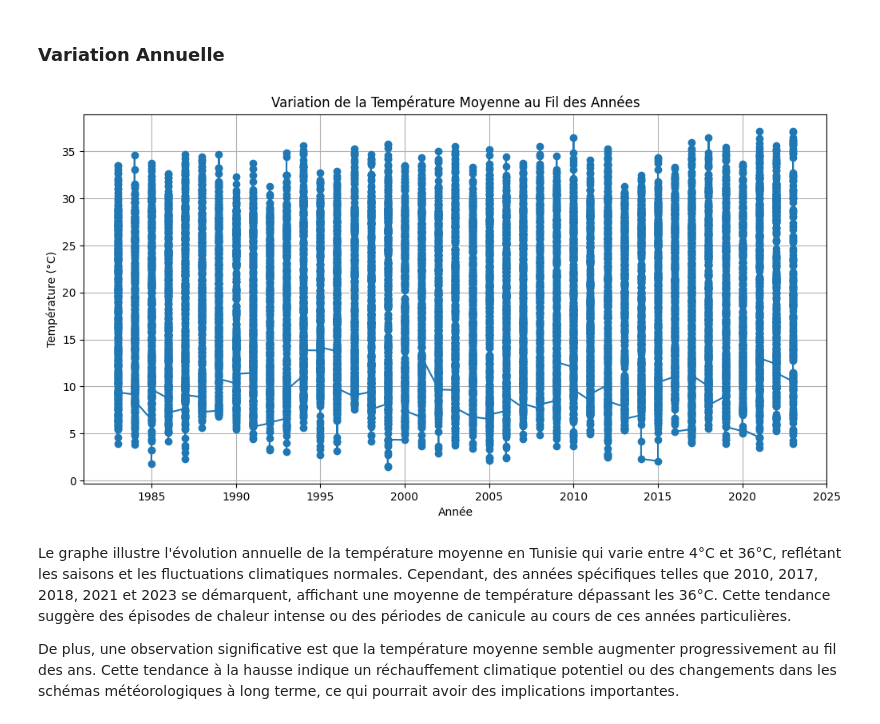
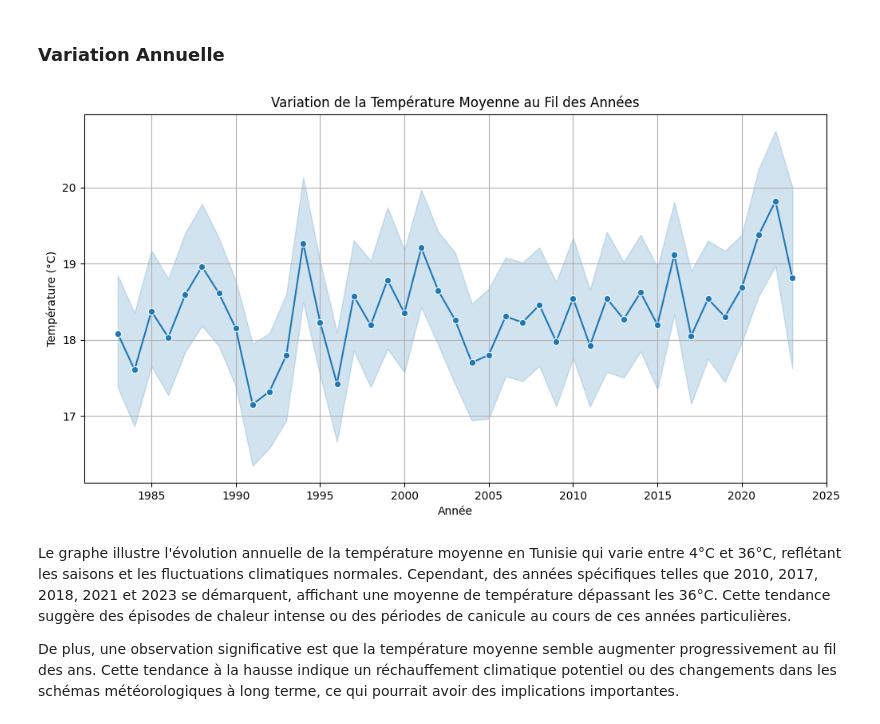
Before and after one commit to AzyzHm/Tunisia-Weather-Analysis, a Jupyter notebook: analyse_météo_tunisienne.ipynb, the cells around one changed output. Cells and saved outputs as stored; diff of their text form; code cells hidden in the pictures.

Commit message:
fixed a plot

```diff
--- a/analyse_météo_tunisienne.ipynb
+++ b/analyse_météo_tunisienne.ipynb
@@ -162,14 +163,14 @@ Index(['Année', 'Mois', 'Jour',
 ### Variation Annuelle
 # %%
 plt.figure(figsize=(12, 6))
-plt.plot(mydata['Année'], mydata['Température_2m'], marker='o', linestyle='-')
+sns.lineplot(x='Année', y='Température_2m', data=mydata, marker='o', linestyle='-')
 plt.xlabel('Année')
 plt.ylabel('Température (°C)')
 plt.title('Variation de la Température Moyenne au Fil des Années')
 plt.grid(True)
 plt.show()
 # %% [output]
-[figure, old version]
+[figure, new version]
 # %% [markdown]
 Le graphe illustre l'évolution annuelle de la température moyenne en Tunisie qui varie entre 4°C et 36°C, reflétant les saisons et les fluctuations climatiques normales. Cependant, des années spécifiques telles que 2010, 2017, 2018, 2021 et 2023 se démarquent, affichant une moyenne de température dépassant les 36°C. Cette tendance suggère des épisodes de chaleur intense ou des périodes de canicule au cours de ces années particulières.
 
```
Also changed, not shown: parts of 4 cells of this notebook.
